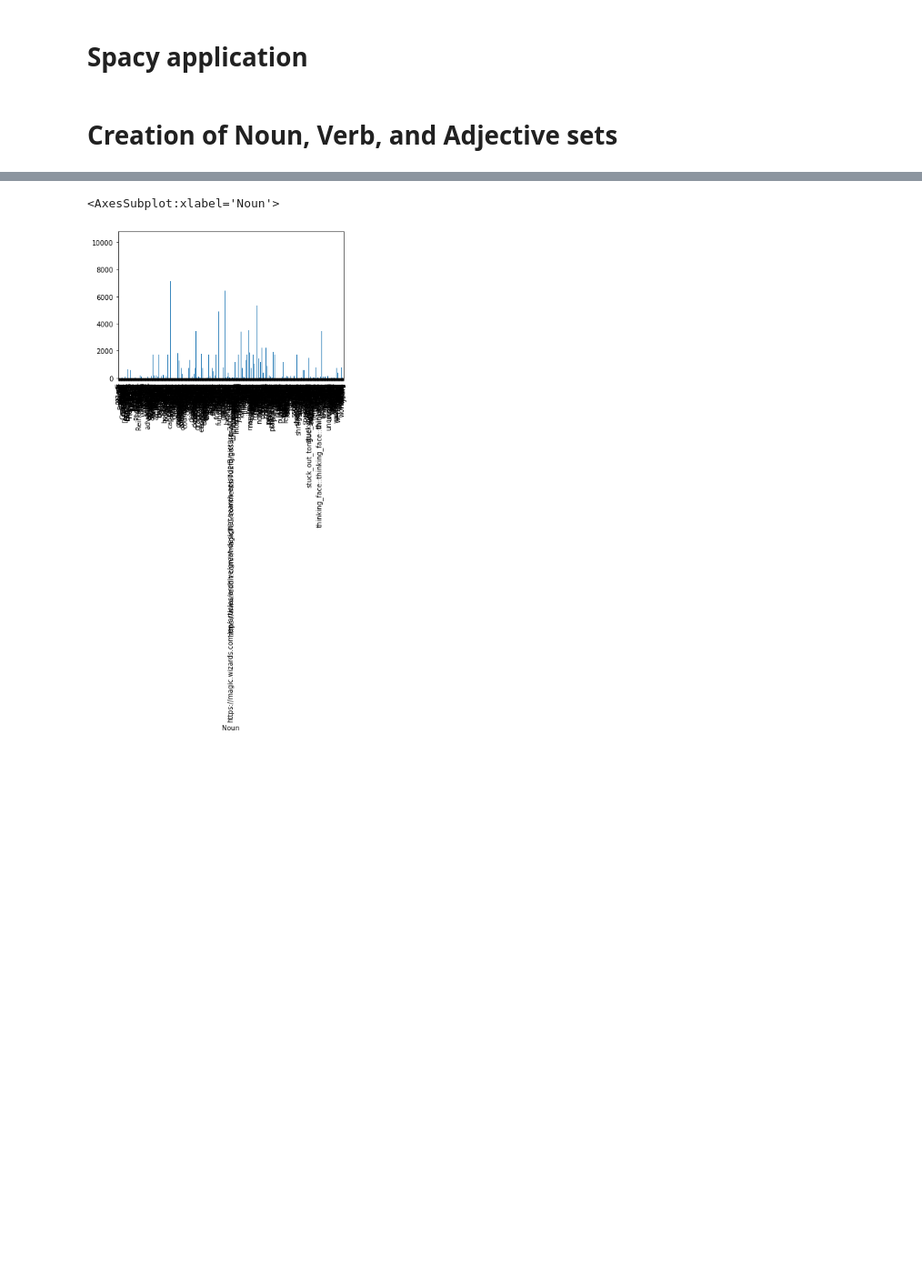
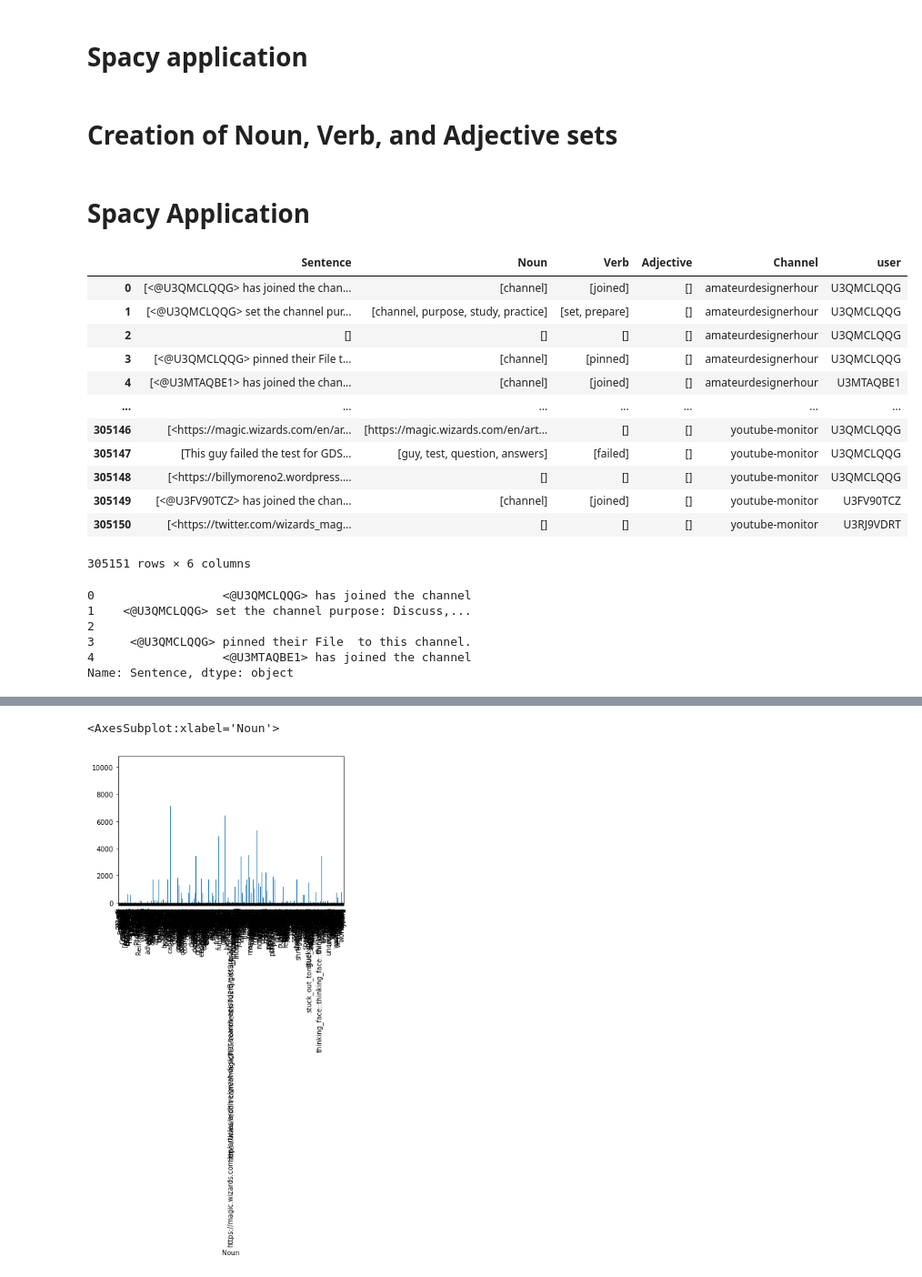
Before and after one commit to Awinn38/Personal-Projects, a Jupyter notebook: MindStand/WordSentiment.ipynb, the cells around one changed output, grey strips where cells are left out. Shown: that part at 91% size. Cells and saved outputs as stored; diff of their text form; code cells hidden in the pictures; blank space fills up the shorter version.

```diff
--- a/MindStand/WordSentiment.ipynb
+++ b/MindStand/WordSentiment.ipynb
@@ -131,23 +131,49 @@ for row in test_nlp:
     ii+=1
 # wordDataFrame = pd.DataFrame(wordDataList[-1],columns=['sentence','Noun'])
 # wordDataFrame = pd.DataFrame({'sentence':pt1,'Noun':pt2})
+# %% [markdown]
+# Spacy Application
 # %%
 wordDataList = []
 iterDataFrame = [0]*len(test_nlp)
 # DataFrames = pd.DataFrame()
 ii = 0
 for row in test_nlp:
     Sentence = [row.text]
     Noun = [token.text for token in test_nlp[ii] if token.pos_ == "NOUN"]
     Verb = [token.text for token in test_nlp[ii] if token.pos_ == "VERB"]
     Adj = [token.text for token in test_nlp[ii] if token.pos_ == "ADJ"]
     pt1 = sentence
     pt2 = Noun
     pt3 = Verb
     pt4 = Adj
     pts = Sentence,Noun,Verb,Adj
     wordDataList.append(pts)
     ii+=1
 
-wordDataFrame = pd.DataFrame(wordDataList,columns=['Sentence','Noun','Verb','Adjective'])
+DataFrame = pd.DataFrame(wordDataList,columns=['Sentence','Noun','Verb','Adjective'])
+wordDataFrame = DataFrame.join(channelDataFrame).join(dataframe['user'])
 wordDataFrame
+# %% [output]
+|  | Sentence | Noun | Verb | Adjective | Channel | user |
+| 0 | [<@U3QMCLQQG> has joined the chan... | [channel] | [joined] | [] | amateurdesignerhour | U3QMCLQQG |
+| 1 | [<@U3QMCLQQG> set the channel pur... | [channel, purpose, study, practice] | [set, prepare] | [] | amateurdesignerhour | U3QMCLQQG |
+| 2 | [] | [] | [] | [] | amateurdesignerhour | U3QMCLQQG |
+| 3 | [<@U3QMCLQQG> pinned their File t... | [channel] | [pinned] | [] | amateurdesignerhour | U3QMCLQQG |
+| 4 | [<@U3MTAQBE1> has joined the chan... | [channel] | [joined] | [] | amateurdesignerhour | U3MTAQBE1 |
+| ... | ... | ... | ... | ... | ... | ... |
+| 305146 | [<https://magic.wizards.com/en/ar... | [https://magic.wizards.com/en/art... | [] | [] | youtube-monitor | U3QMCLQQG |
+| 305147 | [This guy failed the test for GDS... | [guy, test, question, answers] | [failed] | [] | youtube-monitor | U3QMCLQQG |
+| 305148 | [<https://billymoreno2.wordpress.... | [] | [] | [] | youtube-monitor | U3QMCLQQG |
+| 305149 | [<@U3FV90TCZ> has joined the chan... | [channel] | [joined] | [] | youtube-monitor | U3FV90TCZ |
+| 305150 | [<https://twitter.com/wizards_mag... | [] | [] | [] | youtube-monitor | U3RJ9VDRT |
+305151 rows × 6 columns
+# %%
+wordDataFrame.head().Sentence.explode()
+# %% [output]
+0                  <@U3QMCLQQG> has joined the channel
+1    <@U3QMCLQQG> set the channel purpose: Discuss,...
+2
+3     <@U3QMCLQQG> pinned their File  to this channel.
+4                  <@U3MTAQBE1> has joined the channel
+Name: Sentence, dtype: object
```
Also changed, not shown: parts of 7 cells of this notebook, 10 other files.
